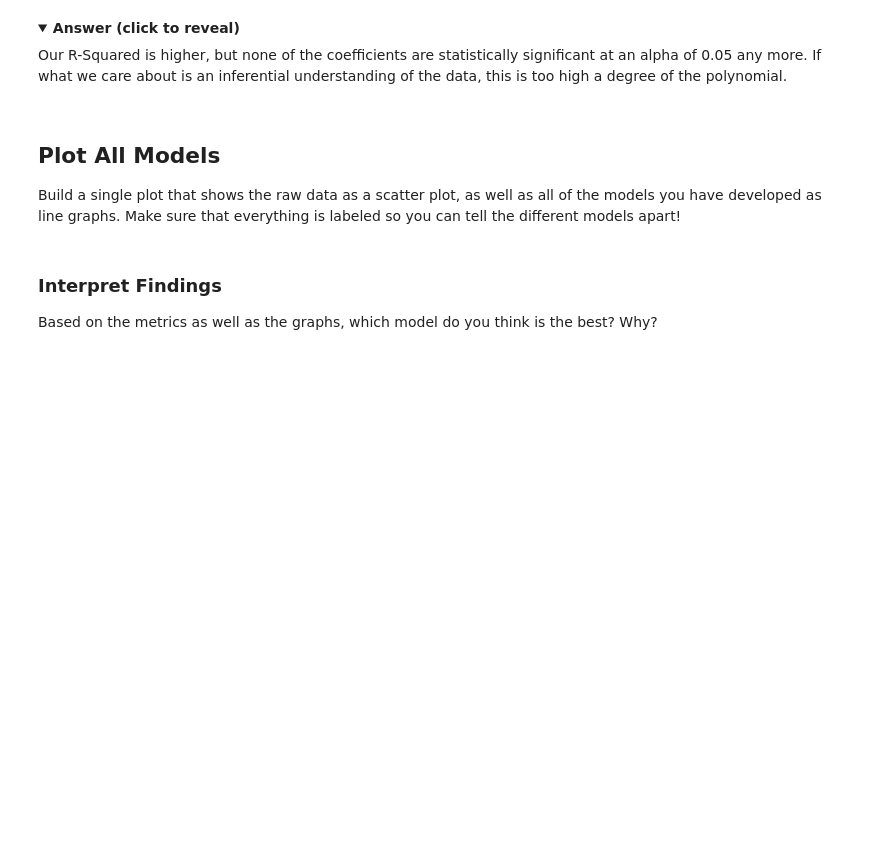
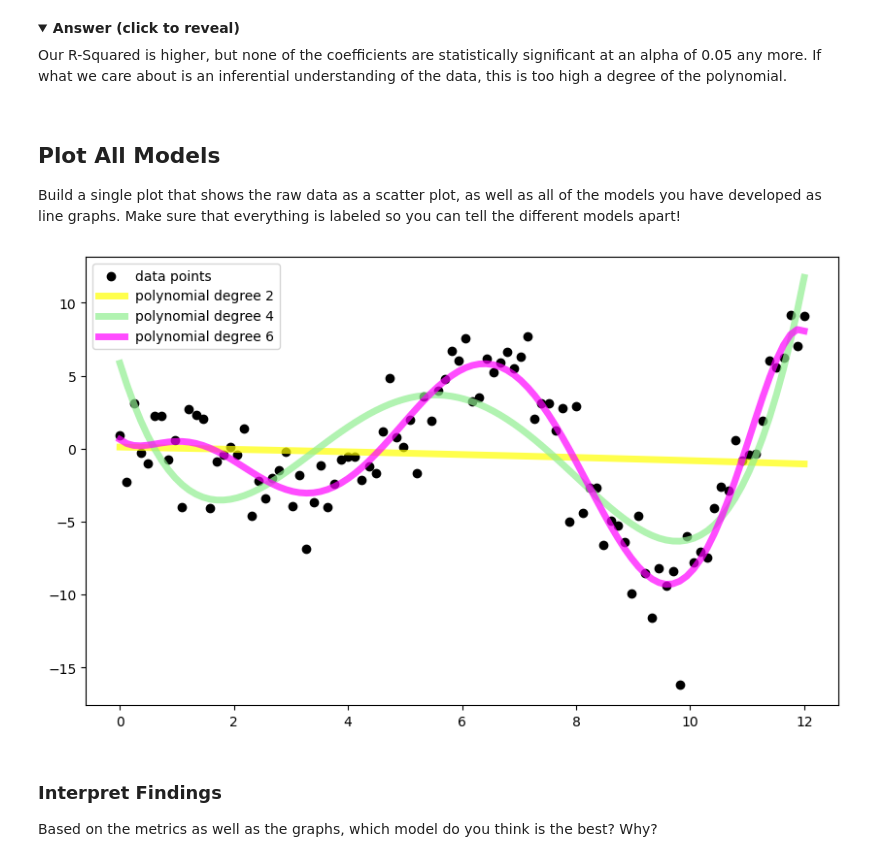
Before and after one commit to kev065/dsc-polynomial-regression-lab-v2-5, a Jupyter notebook: index.ipynb, the cells around one changed output. Cells and saved outputs as stored; diff of their text form; code cells hidden in the pictures; folded sections open; blank space fills up the shorter version.

```diff
--- a/index.ipynb
+++ b/index.ipynb
@@ -107,5 +116,9 @@ In other words, the model should include $x^0$ (intercept), $x^1$, $x^2$, $x^3$,
 At this point we recommend importing and using `PolynomialFeatures` if you haven't already!
 # %%
 # Your code here - prepare 4th degree polynomial data and fit a model
+poly_4 = PolynomialFeatures(4)
+X_4 = poly_4.fit_transform(X)
+
+X_4_results = sm.OLS(y, X_4).fit()
 # %%
 # Your code here - evaluate (adjusted) R-Squared and coefficient p-values
@@ -124,5 +172,9 @@ This is much better. We are explaining 57-58% of the variance in the target and
 This model should include $x^0$ through $x^8$.
 # %%
 # Your code here - prepare 8th degree polynomial data and fit a model
+poly_8 = PolynomialFeatures(8)
+X_8 = poly_8.fit_transform(X)
+
+X_8_results = sm.OLS(y, X_8).fit()
 # %%
 # Your code here - evaluate (adjusted) R-Squared and coefficient p-values
@@ -144,3 +226,25 @@ Build a single plot that shows the raw data as a scatter plot, as well as all of
+# %%
+# Your code here
+fig, ax = plt.subplots(figsize=(10, 6))
+
+models = [squared_results, X_4_results, X_8_results]
+data = [X_quad, X_4, X_8]
+colors = ['yellow', 'lightgreen', 'magenta']
+
+ax.scatter(X, y, label="data points", color="black")
+for i, model in enumerate(models):
+    ax.plot(
+        X, # plot same x values for every model
+        model.predict(data[i]), # generate predictions using relevant preprocessed data
+        label=f"polynomial degree {(i + 1)*2}",   # degree happens to be 2 times (i + 1)
+        color=colors[i], # select color from list declared earlier
+        linewidth=5,
+        alpha=0.7
+    )
+
+ax.legend();
+# %% [output]
+[figure, added]
 # %% [markdown]
 ### Interpret Findings
 
```
Also changed, not shown: parts of 12 cells of this notebook.
